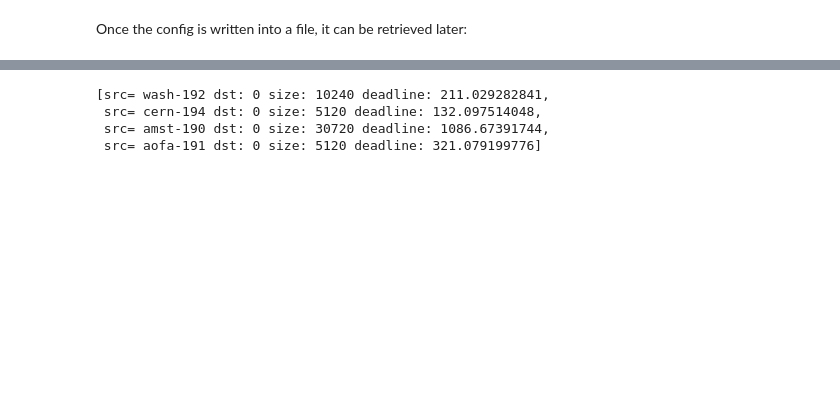
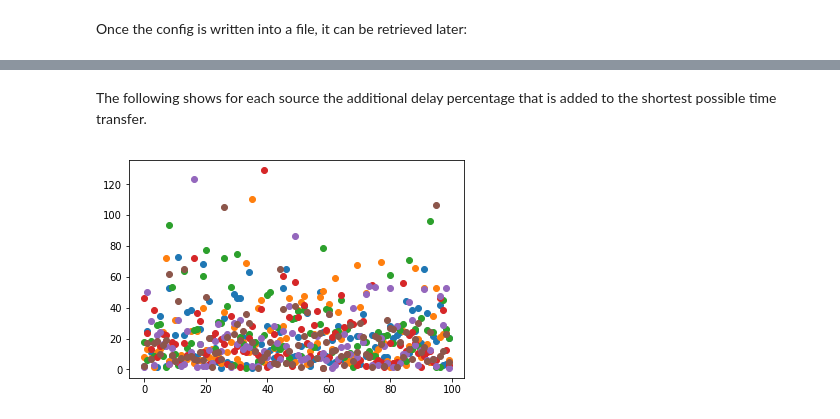
Before and after one commit to esnet/calibers, a Jupyter notebook: sc17/Controller.ipynb, the cells around one changed output, grey strips where cells are left out. Drawn from its saved outputs; the diff is of its cells as text; code cells hidden in the pictures; blank space fills up the shorter version.

```diff
--- a/sc17/Controller.ipynb
+++ b/sc17/Controller.ipynb
@@ -2,0 +1,9 @@
+# %%
+%load_ext autoreload
+
+import matplotlib.pyplot as plt
+
+def plotit(x,y):
+    fig, ax = plt.subplots()
+    ax.plot(x,y, 'o')
+    plt.show()
@@ -17,7 +27,7 @@ amst_sw = Switch("amst-tb-of-1","192.168.120.35",None,"br1",23,rtt=82.5)
 aofa_sw = Switch("aofa-tb-of-1","192.168.120.33",None,"br2",2,rtt=5.3)
 denv_sw = Switch("denv-tb-of-1","192.168.120.37",None,"br1",10,rtt=2)
 atla_sw = Switch("atla-tb-of-1","192.168.120.34",None,"br1",9,rtt=39.5)
-switches=[wash_sw,cern_sw,amst_sw,aofa_sw,denv_sw]
+switches=[wash_sw,cern_sw,amst_sw,aofa_sw,denv_sw,atla_sw]
 
 # Linux Containers
 wash_dtn = Container("wash-192","192.168.120.192",port="eth1")
@@ -94,6 +102,0 @@ print reqs
-# %%
-x=[]
-y=[]
-for i in range (0,1000):
-    x.append(i)
-    y.append(np.random.exponential(scale=0.1))
@@ -167,7 +103,16 @@ reqs = gen.generate_requests()
-# %%
-reqs
-# %% [output]
-[src= wash-192 dst: 0 size: 10240 deadline: 211.029282841,
- src= cern-194 dst: 0 size: 5120 deadline: 132.097514048,
- src= amst-190 dst: 0 size: 30720 deadline: 1086.67391744,
- src= aofa-191 dst: 0 size: 5120 deadline: 321.079199776]
+# %% [markdown]
+The following shows for each source the additional delay percentage that is added to the shortest possible time transfer.
+# %%
+x=[]
+y=[]
+for i in range(100):
+    reqs = gen.generate_requests()
+    x.append(i)
+    ys = []
+    for req in reqs:
+        v = ((req.td - req.min_duration) / req.min_duration) * 100
+        ys.append(req.td/req.min_duration)
+    y.append(ys)
+plotit(x,y)
+# %% [output]
+[figure, added]
```
Also changed, not shown: parts of 11 cells of this notebook, 2 other files.
